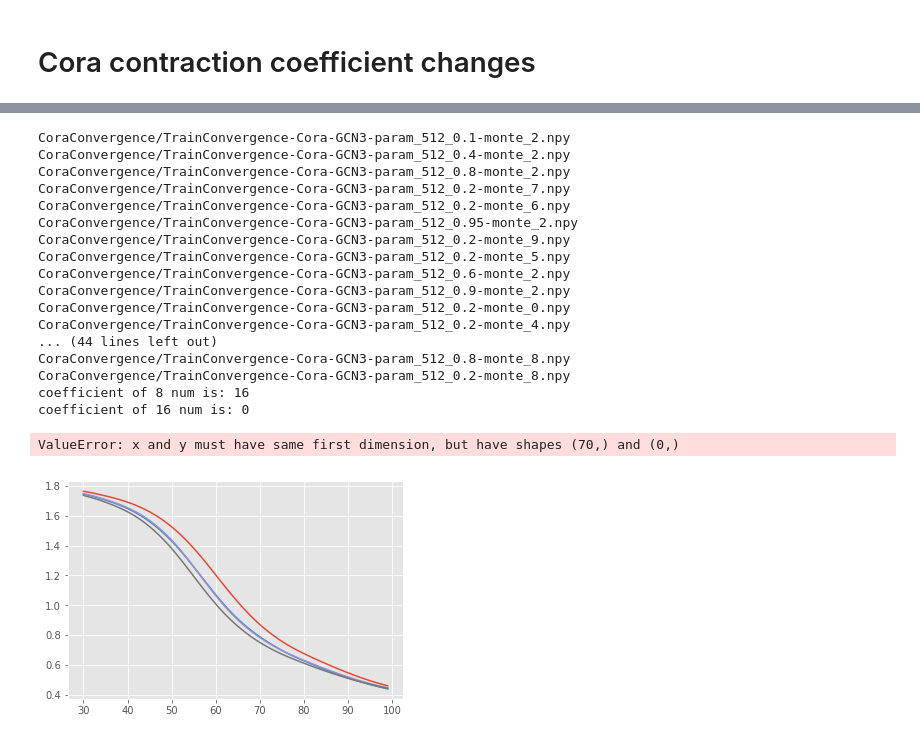
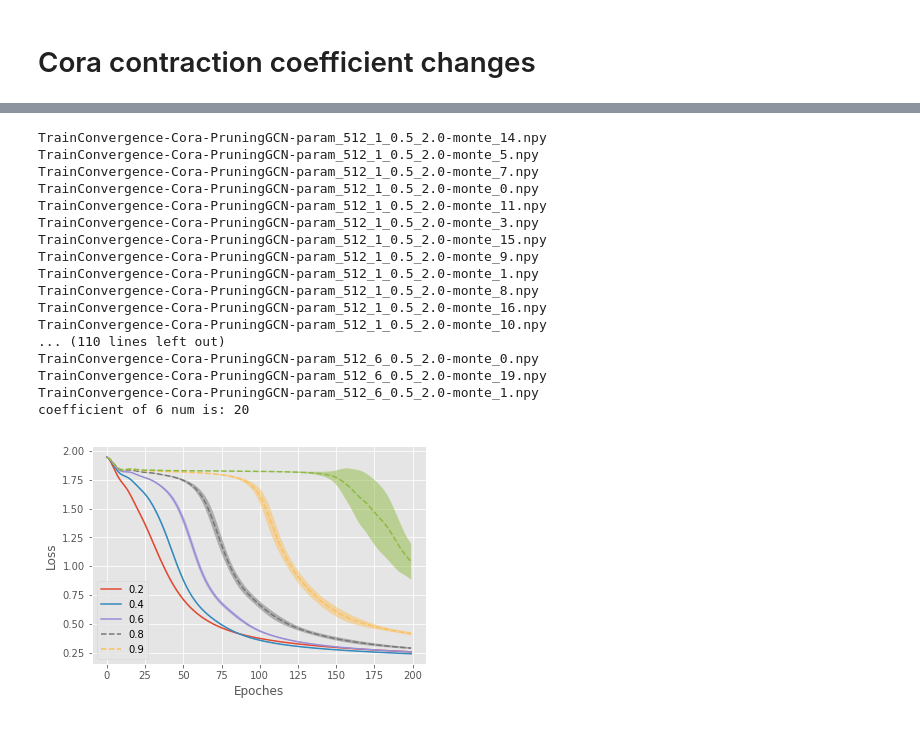
Before and after one commit to ggzhang0071/pytorch_geometric-1, a Jupyter notebook: Results/PlotConvergenceCompare.ipynb, the cells around one changed output, grey strips where cells are left out. Saved outputs shown, nothing was run; the diff lists cells and outputs as text; code cells hidden in the pictures.

```diff
--- a/Results/PlotConvergenceCompare.ipynb
+++ b/Results/PlotConvergenceCompare.ipynb
@@ -96,2 +100,14 @@ coefficient of 128 num is: 10
 # %% [markdown]
 # Cora  contraction coefficient changes
+# %%
+from PlotMonteCalorsConvergence import PlotMonteCalorsTimesConvergenceNpy
+coefficientsSecond=[0.2,0.4,0.6,0.8,0.9]
+coefficientsFirst=[512]
+dataset="Cora"
+file_constraited="CoraConvergence/TrainConvergence"
+save_png_name='ContractionCoefficientsCompare_{}.png'.format(dataset)
+start_plot=30
+epochs=70
+args=coefficientsSecond
+
+PlotMonteCalorsTimesConvergenceNpy(dataset,file_constraited,coefficientsFirst,coefficientsSecond,save_png_name,start_plot,epochs,*args)
@@ -98,31 +133,30 @@ coefficient of 128 num is: 10
 # %%
-coefficientsSecond=[2, 3, 4, 8, 16, 32,64]
-coefficientsFirst=[512]
+coefficientsSecond=[0.5]
+coefficientsFirst=[1, 2, 3, 4, 5, 6]
 dataset="Cora"
-file_constraited="CoraConvergence/TrainConvergence"
-save_png_name='ContractionCoefficientsCompare_{}.png'.format(dataset)
-start_plot=30
-epochs=70
+file_constraited="TrainConvergence"
+save_png_name='LayerNumCompare_{}.png'.format(dataset)
+start_plot=0
+epochs=200
 from PlotMonteCalorsConvergence import PlotMonteCalorsTimesConvergenceNpy
 
-PlotMonteCalorsTimesConvergenceNpy(dataset,file_constraited,coefficientsFirst,coefficientsSecond,save_png_name,start_plot,epochs)
+PlotMonteCalorsTimesConvergenceNpy(dataset,file_constraited,coefficientsFirst,coefficientsSecond,save_png_name,start_plot,epochs,*args)
 # %% [output]
-CoraConvergence/TrainConvergence-Cora-GCN3-param_512_0.1-monte_2.npy
-CoraConvergence/TrainConvergence-Cora-GCN3-param_512_0.4-monte_2.npy
-CoraConvergence/TrainConvergence-Cora-GCN3-param_512_0.8-monte_2.npy
-CoraConvergence/TrainConvergence-Cora-GCN3-param_512_0.2-monte_7.npy
-CoraConvergence/TrainConvergence-Cora-GCN3-param_512_0.2-monte_6.npy
-CoraConvergence/TrainConvergence-Cora-GCN3-param_512_0.95-monte_2.npy
-CoraConvergence/TrainConvergence-Cora-GCN3-param_512_0.2-monte_9.npy
-CoraConvergence/TrainConvergence-Cora-GCN3-param_512_0.2-monte_5.npy
-CoraConvergence/TrainConvergence-Cora-GCN3-param_512_0.6-monte_2.npy
-CoraConvergence/TrainConvergence-Cora-GCN3-param_512_0.9-monte_2.npy
-CoraConvergence/TrainConvergence-Cora-GCN3-param_512_0.2-monte_0.npy
-CoraConvergence/TrainConvergence-Cora-GCN3-param_512_0.2-monte_4.npy
-... (44 lines left out)
-CoraConvergence/TrainConvergence-Cora-GCN3-param_512_0.8-monte_8.npy
-CoraConvergence/TrainConvergence-Cora-GCN3-param_512_0.2-monte_8.npy
-coefficient of 8 num is: 16
-coefficient of 16 num is: 0
+TrainConvergence-Cora-PruningGCN-param_512_1_0.5_2.0-monte_14.npy
+TrainConvergence-Cora-PruningGCN-param_512_1_0.5_2.0-monte_5.npy
+TrainConvergence-Cora-PruningGCN-param_512_1_0.5_2.0-monte_7.npy
+TrainConvergence-Cora-PruningGCN-param_512_1_0.5_2.0-monte_0.npy
+TrainConvergence-Cora-PruningGCN-param_512_1_0.5_2.0-monte_11.npy
+TrainConvergence-Cora-PruningGCN-param_512_1_0.5_2.0-monte_3.npy
+TrainConvergence-Cora-PruningGCN-param_512_1_0.5_2.0-monte_15.npy
+TrainConvergence-Cora-PruningGCN-param_512_1_0.5_2.0-monte_9.npy
+TrainConvergence-Cora-PruningGCN-param_512_1_0.5_2.0-monte_1.npy
+TrainConvergence-Cora-PruningGCN-param_512_1_0.5_2.0-monte_8.npy
+TrainConvergence-Cora-PruningGCN-param_512_1_0.5_2.0-monte_16.npy
+TrainConvergence-Cora-PruningGCN-param_512_1_0.5_2.0-monte_10.npy
+... (110 lines left out)
+TrainConvergence-Cora-PruningGCN-param_512_6_0.5_2.0-monte_0.npy
+TrainConvergence-Cora-PruningGCN-param_512_6_0.5_2.0-monte_19.npy
+TrainConvergence-Cora-PruningGCN-param_512_6_0.5_2.0-monte_1.npy
+coefficient of 6 num is: 20
-ValueError: x and y must have same first dimension, but have shapes (70,) and (0,)
-[figure, old version]
+[figure, new version]
```
Also changed, not shown: parts of 6 cells of this notebook, 1 other file.
